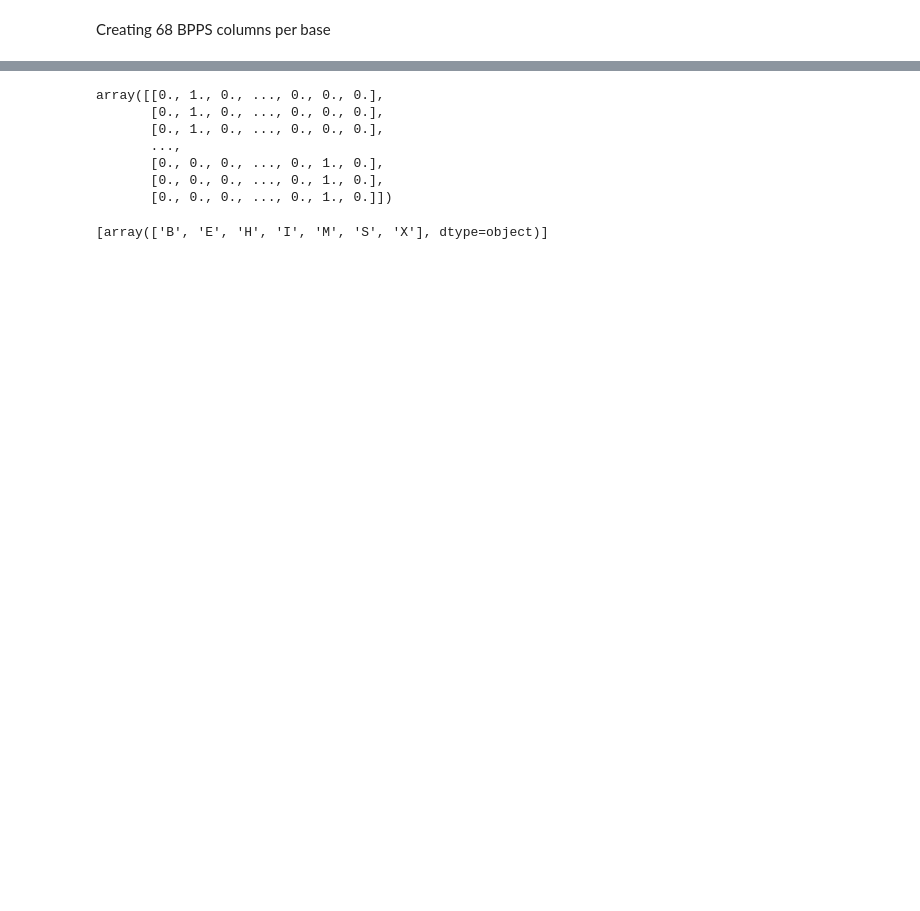
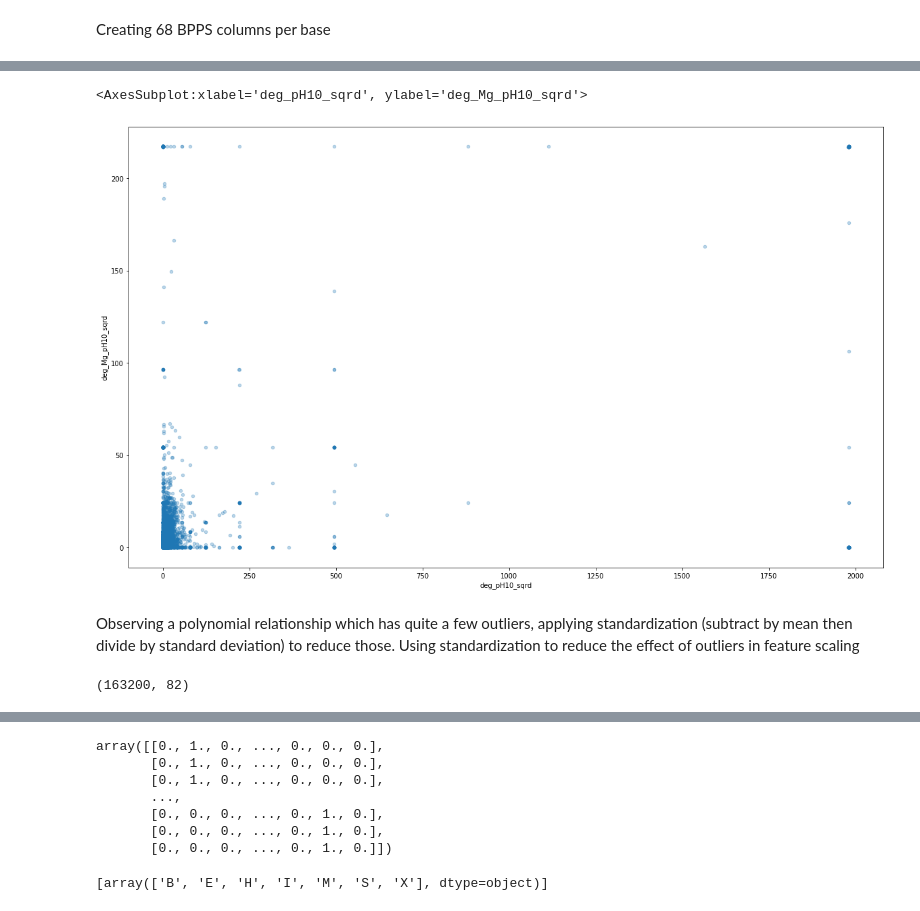
Before and after one commit to sumaniitm/kaggle-mRNA-feature-engineering, a Jupyter notebook: notebook-covid19-mrna.ipynb, the cells around one changed output, grey strips where cells are left out. Drawn from its saved outputs; the diff is of its cells as text; code cells hidden in the pictures; blank space fills up the shorter version.

```diff
--- a/notebook-covid19-mrna.ipynb
+++ b/notebook-covid19-mrna.ipynb
@@ -283,0 +191,44 @@ predicted_loop_type_categories.head(10)
+# %%
+%matplotlib inline
+import matplotlib.pyplot as plt
+
+seqn_train_df_sqrd.plot(kind="scatter", x="deg_pH10_sqrd", y="deg_Mg_pH10_sqrd", alpha=0.3, figsize=(20,12))
+# %% [output]
+<AxesSubplot:xlabel='deg_pH10_sqrd', ylabel='deg_Mg_pH10_sqrd'>
+[figure, added]
+# %% [markdown]
+Observing a polynomial relationship which has quite a few outliers, applying standardization (subtract by mean then divide by standard deviation) to reduce those.
+Using standardization to reduce the effect of outliers in feature scaling
+# %%
+colms_for_std = ['reactivity_error_sqrd', 'deg_error_Mg_pH10_sqrd',
+       'deg_error_pH10_sqrd', 'deg_error_Mg_50C_sqrd', 'deg_error_50C_sqrd',
+       'reactivity_sqrd', 'deg_Mg_pH10_sqrd', 'deg_pH10_sqrd',
+       'deg_Mg_50C_sqrd', 'deg_50C_sqrd', 'bpps_0_sqrd', 'bpps_1_sqrd',
+       'bpps_2_sqrd', 'bpps_3_sqrd', 'bpps_4_sqrd', 'bpps_5_sqrd',
+       'bpps_6_sqrd', 'bpps_7_sqrd', 'bpps_8_sqrd', 'bpps_9_sqrd',
+       'bpps_10_sqrd', 'bpps_11_sqrd', 'bpps_12_sqrd', 'bpps_13_sqrd',
+       'bpps_14_sqrd', 'bpps_15_sqrd', 'bpps_16_sqrd', 'bpps_17_sqrd',
+       'bpps_18_sqrd', 'bpps_19_sqrd', 'bpps_20_sqrd', 'bpps_21_sqrd',
+       'bpps_22_sqrd', 'bpps_23_sqrd', 'bpps_24_sqrd', 'bpps_25_sqrd',
+       'bpps_26_sqrd', 'bpps_27_sqrd', 'bpps_28_sqrd', 'bpps_29_sqrd',
+       'bpps_30_sqrd', 'bpps_31_sqrd', 'bpps_32_sqrd', 'bpps_33_sqrd',
+       'bpps_34_sqrd', 'bpps_35_sqrd', 'bpps_36_sqrd', 'bpps_37_sqrd',
+       'bpps_38_sqrd', 'bpps_39_sqrd', 'bpps_40_sqrd', 'bpps_41_sqrd',
+       'bpps_42_sqrd', 'bpps_43_sqrd', 'bpps_44_sqrd', 'bpps_45_sqrd',
+       'bpps_46_sqrd', 'bpps_47_sqrd', 'bpps_48_sqrd', 'bpps_49_sqrd',
+       'bpps_50_sqrd', 'bpps_51_sqrd', 'bpps_52_sqrd', 'bpps_53_sqrd',
+       'bpps_54_sqrd', 'bpps_55_sqrd', 'bpps_56_sqrd', 'bpps_57_sqrd',
+       'bpps_58_sqrd', 'bpps_59_sqrd', 'bpps_60_sqrd', 'bpps_61_sqrd',
+       'bpps_62_sqrd', 'bpps_63_sqrd', 'bpps_64_sqrd', 'bpps_65_sqrd',
+       'bpps_66_sqrd', 'bpps_67_sqrd']
+
+for i in range(len(colms_for_std)):
+    col_name = colms_for_std[i]
+    col_name_std = "_".join([col_name, 'std'])
+    seqn_train_df_sqrd[col_name_std] = (seqn_train_df_sqrd[col_name] - seqn_train_df_sqrd[col_name].mean())/seqn_train_df_sqrd[col_name].std()
+
+seqn_train_df_sqrd.drop(colms_for_std, axis=1, inplace=True)
+
+seqn_train_df_sqrd.shape
+# %% [output]
+(163200, 82)
```
Also changed, not shown: parts of 22 cells of this notebook.
